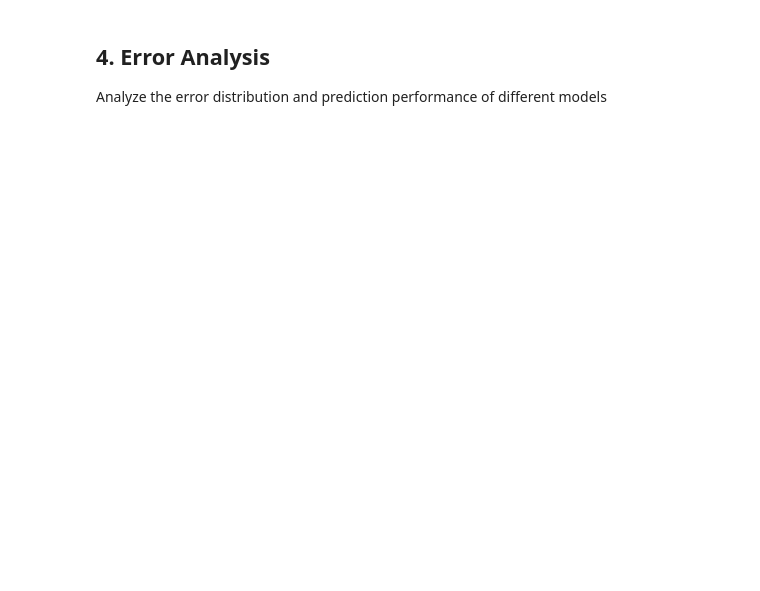
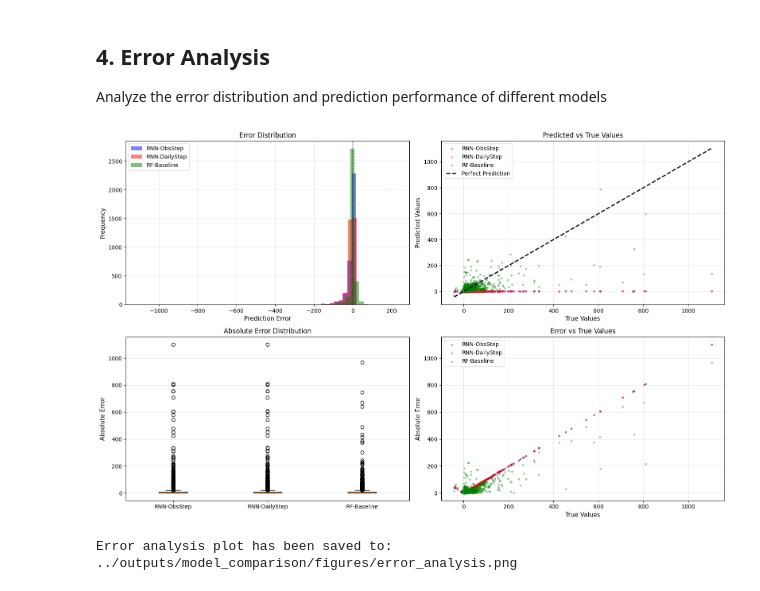
Before and after one commit to MorePeanuts/N2O-pred, a Jupyter notebook: notebooks/model_comparison.ipynb, the cells around one changed output. Drawn from its saved outputs; the diff is of its cells as text; code cells hidden in the pictures; blank space fills up the shorter version.

Commit message:
Update random forest implementation and fix model comparison.

```diff
--- a/notebooks/model_comparison.ipynb
+++ b/notebooks/model_comparison.ipynb
@@ -41,7 +41,8 @@ else:
     print(f'RNN-Obs: {rnn_obs_dir.name}')
     print(f'RNN-Daily: {rnn_daily_dir.name}')
 
-    # 加载预测结果
+    with open(rf_dir / 'metrics.json') as f:
+        rf_metrics = json.load(f)
     with open(rf_dir / 'predictions.pkl', 'rb') as f:
         rf_predictions = pickle.load(f)
     with open(rnn_obs_dir / 'predictions.pkl', 'rb') as f:
@@ -254,34 +281,37 @@ axes[0, 1].set_xlabel('True Values', fontsize=11)
 axes[0, 1].set_ylabel('Predicted Values', fontsize=11)
 axes[0, 1].set_title('Predicted vs True Values', fontsize=12)
 axes[0, 1].legend()
 axes[0, 1].grid(True, alpha=0.3)
 
 # 3. Absolute Error Distribution (Box Plot)
 error_data = [rnn_obs_abs_errors, rnn_daily_abs_errors, rf_abs_errors]
-axes[1, 0].boxplot(error_data, labels=['RNN-ObsStep', 'RNN-DailyStep', 'RF-Baseline'])
+axes[1, 0].boxplot(error_data, tick_labels=['RNN-ObsStep', 'RNN-DailyStep', 'RF-Baseline'])
 axes[1, 0].set_ylabel('Absolute Error', fontsize=11)
 axes[1, 0].set_title('Absolute Error Distribution', fontsize=12)
 axes[1, 0].grid(True, alpha=0.3, axis='y')
 
 # 4. Error varies with the true value
 axes[1, 1].scatter(
     rnn_obs_targets_all, rnn_obs_abs_errors, alpha=0.3, s=8, label='RNN-ObsStep', color='blue'
 )
 axes[1, 1].scatter(
     rnn_daily_targets_all, rnn_daily_abs_errors, alpha=0.3, s=8, label='RNN-DailyStep', color='red'
 )
 axes[1, 1].scatter(rf_val_true, rf_abs_errors, alpha=0.3, s=8, label='RF-Baseline', color='green')
 axes[1, 1].set_xlabel('True Values', fontsize=11)
 axes[1, 1].set_ylabel('Absolute Error', fontsize=11)
 axes[1, 1].set_title('Error vs True Values', fontsize=12)
 axes[1, 1].legend()
 axes[1, 1].grid(True, alpha=0.3)
 
 plt.tight_layout()
 plt.savefig(fig_dir / 'error_analysis.png', dpi=150, bbox_inches='tight')
 plt.show()
 
 print(f'Error analysis plot has been saved to: {fig_dir / "error_analysis.png"}')
+# %% [output]
+[figure, added]
+Error analysis plot has been saved to: ../outputs/model_comparison/figures/error_analysis.png
 # %%
 report_path = Path('../docs/models-comparation.md')
 report_path.parent.mkdir(exist_ok=True, parents=True)
```
Also changed, not shown: parts of 5 cells of this notebook, 13 other files.
